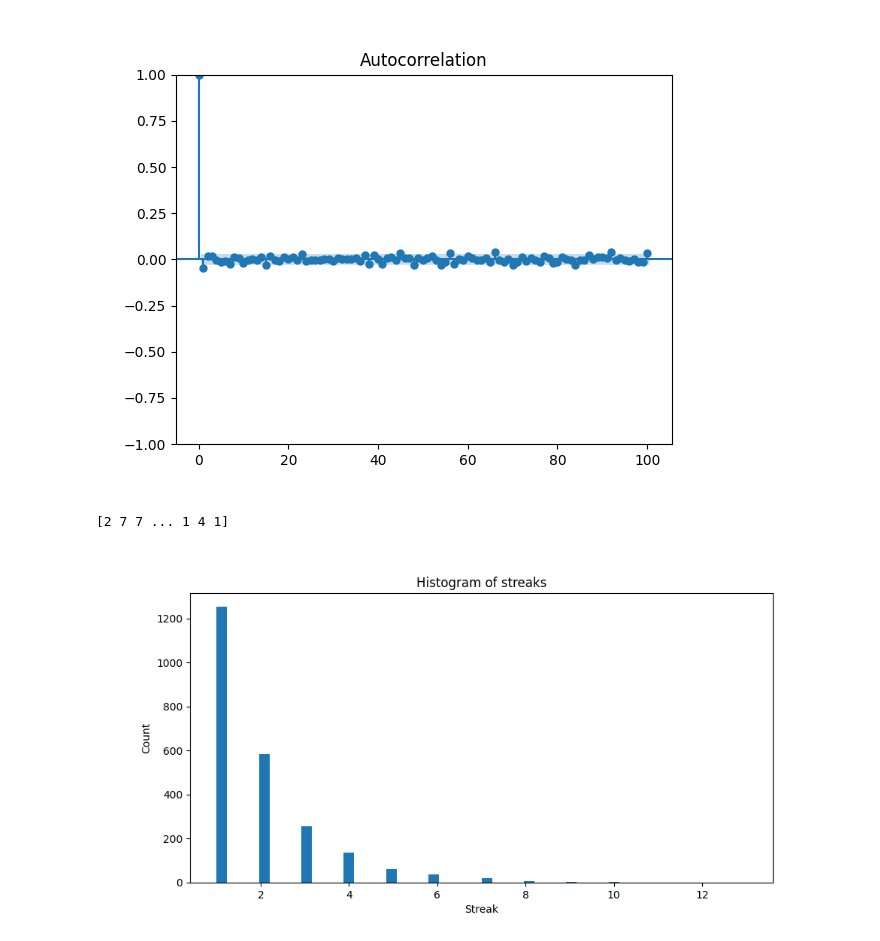
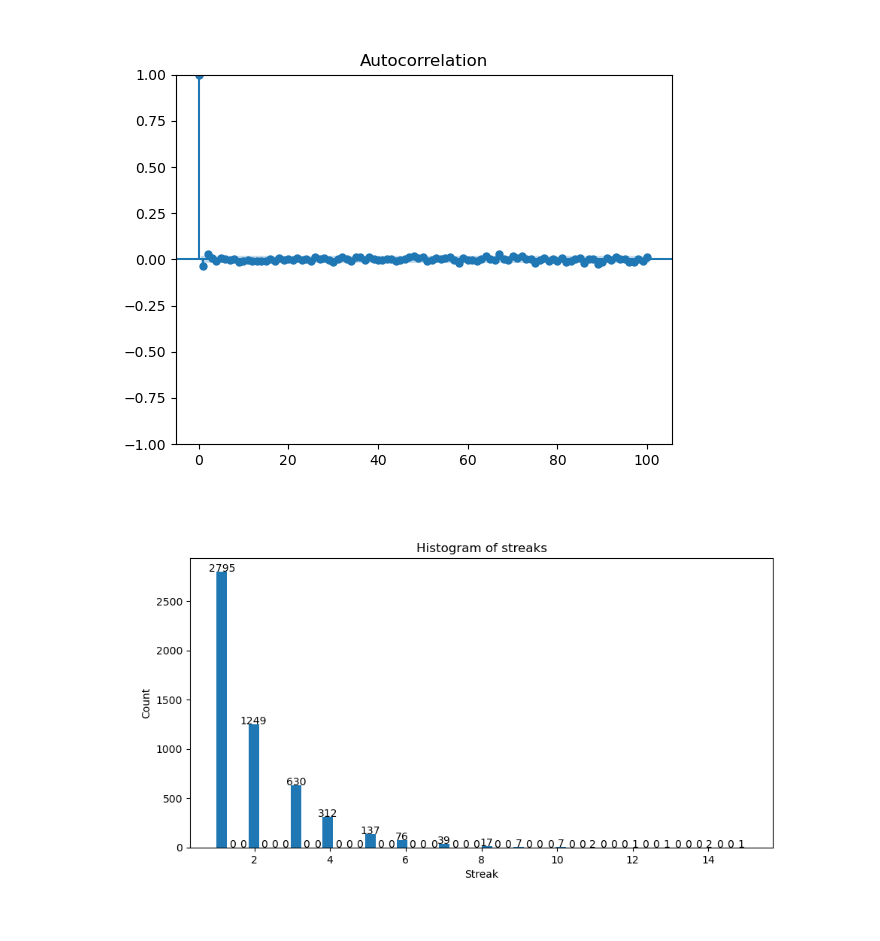
Before and after one commit to kajalkumarii/Bias, a Jupyter notebook: tun_bias_single.ipynb, the cells around one changed output. Cells and saved outputs as stored; diff of their text form; code cells hidden in the pictures.

```diff
--- a/tun_bias_single.ipynb
+++ b/tun_bias_single.ipynb
@@ -42,7 +42,7 @@ from tqdm.notebook import tqdm
 # %%
 desired_cols = ['fishz', 'fishy', 'fishx','realtime']
 # read file
-df = pd.read_csv("C:/PhD/long-term-free-swim/05_T1_67b4c062170111edae5c003053fc6914_VR03.csv.gz", usecols=desired_cols)
+df = pd.read_csv("/home/kkumari/PhD/fish-data/long-term-free-swim/01_T1_1b8cd8200e6211edb285003053fc6914_VR03.csv.gz", usecols=desired_cols)
 dfx= df
 # %%
 # #  get all files form folder with keyword 01
@@ -204,5 +204,6 @@ plt.show()
 # %%
 #  find peaks
+fHz= 100
 height= (0.1, 0.5)
 frames_btw_2bouts = round(fHz/5)
 bout_width = round(fHz/100)
@@ -351,7 +396,7 @@ from statsmodels.graphics.tsaplots import plot_acf
 plot_acf(turns, lags=100)
 plt.show()
 # %% [output]
-[figure, old version]
+[figure, new version]
 # %%
 def streak_lengths(turns):
     if len(turns) == 0:
@@ -373,15 +418,27 @@ def streak_lengths(turns):
 turns = np.array(turns)
 # %%
 streaks = streak_lengths(turns)
-# %% [output]
-[2 7 7 ... 1 4 1]
 # %%
+# #  plot histogram of streaks
+# plt.figure(figsize=(10, 5))
+# plt.hist(streaks, bins=50)
+# plt.xlabel('Streak')
+# plt.ylabel('Count')
+# plt.title('Histogram of streaks')
+# plt.show()
 #  plot histogram of streaks
 plt.figure(figsize=(10, 5))
-plt.hist(streaks, bins=50)
+n, bins, patches = plt.hist(streaks, bins=50)
+
+# Iterate over each patch (or rectangle)
+for count, patch in zip(n, patches):
+    height = patch.get_height()
+    plt.text(patch.get_x() + patch.get_width()/2, height + 0.05, str(int(count)),
+             ha='center', color='black')
+
 plt.xlabel('Streak')
 plt.ylabel('Count')
 plt.title('Histogram of streaks')
 plt.show()
 # %% [output]
-[figure, old version]
+[figure, new version]
```
Also changed, not shown: parts of 22 cells of this notebook, 23 other files.
